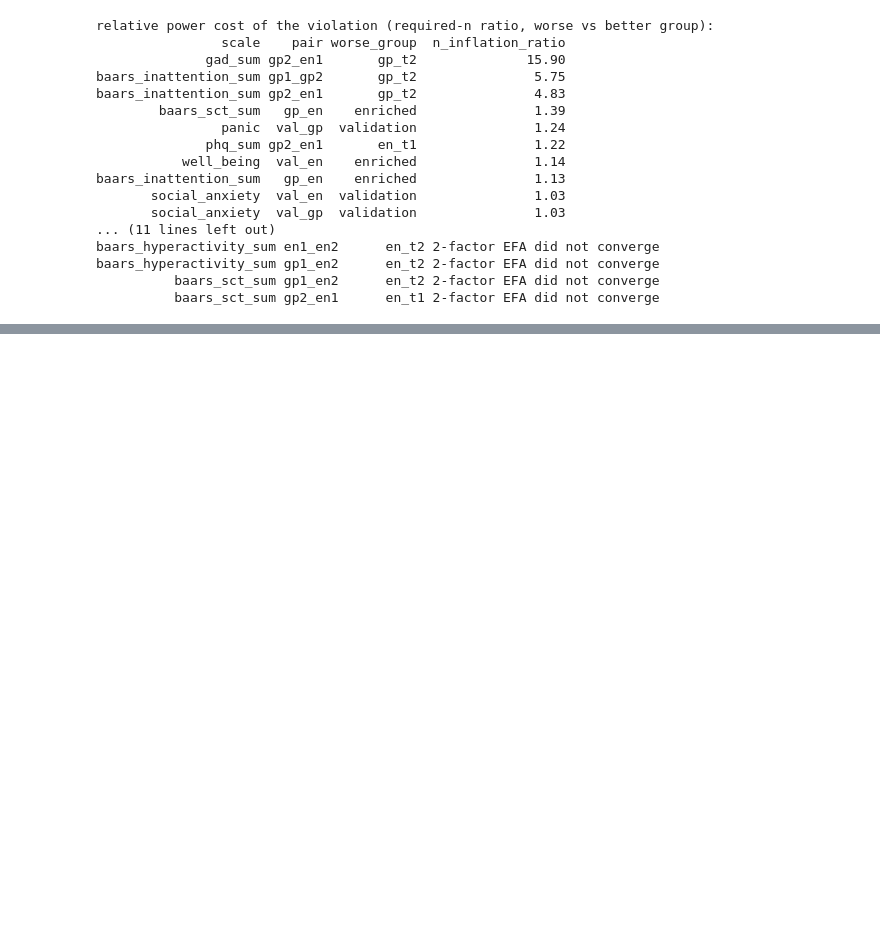
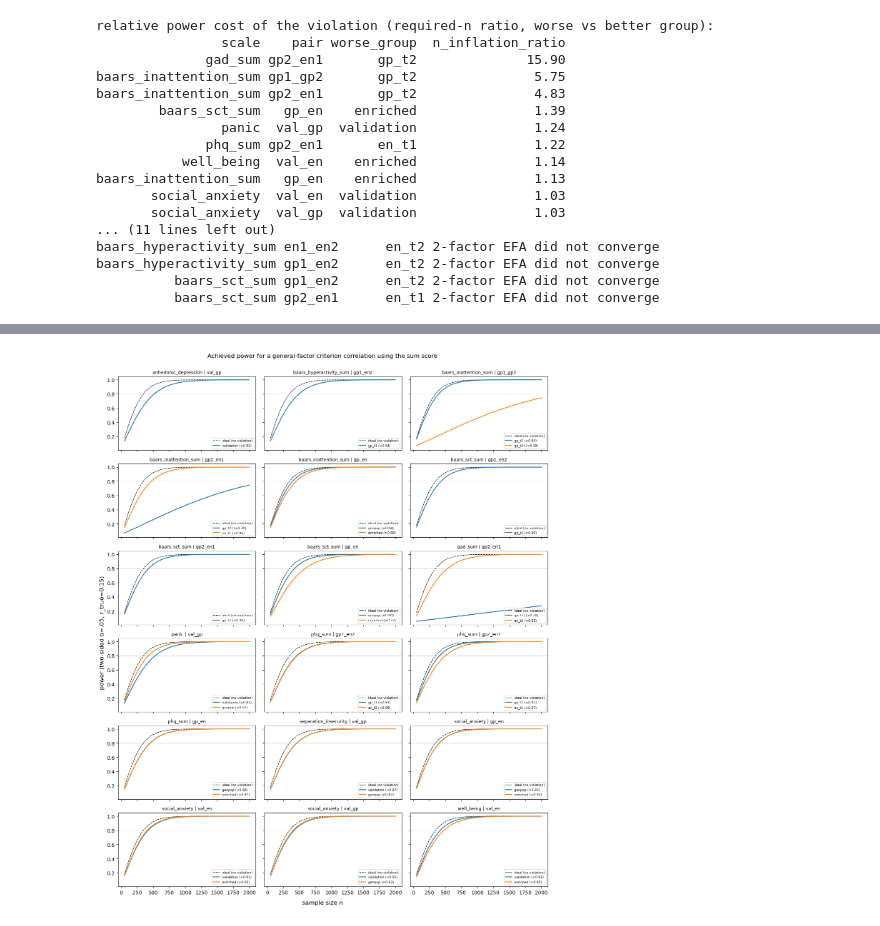
Before and after one commit to Shotgunosine/HiTOP, a Jupyter notebook: notebooks/NB_invariance_effect_sizes.ipynb, the cells around one changed output, grey strips where cells are left out. Drawn from its saved outputs; the diff is of its cells as text; code cells hidden in the pictures; blank space fills up the shorter version.

Commit message:
Add achieved-power curves and required-n table for dimensionality violations (HANDOFF round 14 addendum)
Co-Authored-By: Claude Fable 5 <noreply@anthropic.com>

```diff
--- a/notebooks/NB_invariance_effect_sizes.ipynb
+++ b/notebooks/NB_invariance_effect_sizes.ipynb
@@ -483,0 +490,43 @@ baars_hyperactivity_sum gp1_en2      en_t2 2-factor EFA did not converge
+# %%
+from scipy.stats import norm
+
+def power_r(r_obs, n, alpha=0.05):
+    z = np.arctanh(r_obs) * np.sqrt(np.asarray(n) - 3)
+    zc = norm.ppf(1 - alpha / 2)
+    return norm.cdf(z - zc) + norm.cdf(-z - zc)
+
+def n_for_power(r_obs, target=0.80, alpha=0.05):
+    return int(np.ceil(((norm.ppf(1 - alpha / 2) + norm.ppf(target))
+                        / np.arctanh(r_obs)) ** 2 + 3))
+
+dim = pd.read_csv(out_dir / 'dimensionality_effect_sizes.csv')
+pw = dim[dim.converged == True].copy()
+LOW_PHI = pw.phi < 0.30   # general factor undefined -- see caveat
+pw['flag'] = np.where(LOW_PHI, '\u2020', '')
+R_TRUE = 0.15
+ns = np.arange(50, 2001)
+combos = sorted(pw.groupby(['scale', 'pair']).groups)
+ncol = 3
+nrow = int(np.ceil(len(combos) / ncol))
+fig, axes = plt.subplots(nrow, ncol, figsize=(13, 2.6 * nrow),
+                         sharex=True, sharey=True)
+for ax, (scale, pair) in zip(axes.flat, combos):
+    ax.plot(ns, power_r(R_TRUE, ns), 'k--', lw=1, label='ideal (no violation)')
+    sub = pw[(pw.scale == scale) & (pw.pair == pair)]
+    for _, r in sub.iterrows():
+        ax.plot(ns, power_r(R_TRUE * r.attenuation, ns), lw=1.6,
+                label=f"{r.group}{r.flag} (\u00d7{r.attenuation:.2f})")
+    ax.axhline(0.8, color='grey', lw=0.5, alpha=0.5)
+    ax.set_title(f'{scale} | {pair}', fontsize=9)
+    ax.legend(fontsize=6.5, loc='lower right')
+for ax in axes.flat[len(combos):]:
+    ax.set_visible(False)
+fig.supxlabel('sample size n')
+fig.supylabel(f'power (two-sided \u03b1=.05, r_true={R_TRUE})')
+fig.suptitle('Achieved power for a general-factor criterion correlation '
+             'using the sum score', y=1.001)
+fig.tight_layout()
+fig.savefig(out_dir / 'power_curves_r15.png', dpi=150, bbox_inches='tight')
+plt.show()
+# %% [output]
+[figure, added]
```
Also changed, not shown: parts of 2 cells of this notebook, 1 other file.
